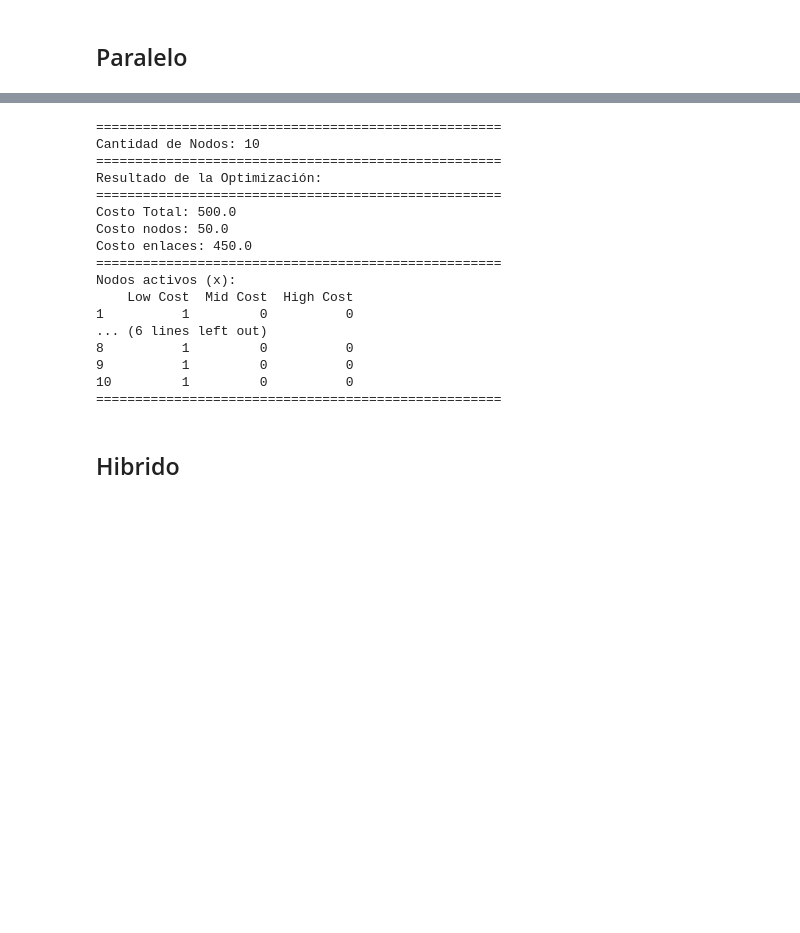
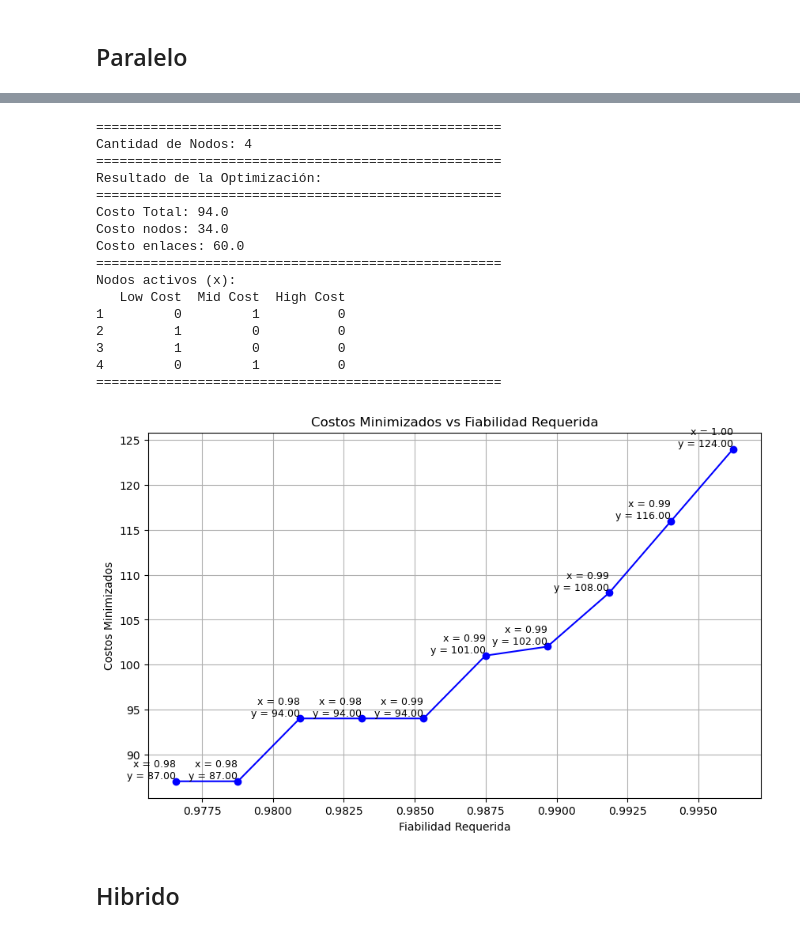
Before and after one commit to danielpuliche/optimization_model, a Jupyter notebook: New/main.ipynb, the cells around one changed output, grey strips where cells are left out. Saved outputs shown, nothing was run; the diff lists cells and outputs as text; code cells hidden in the pictures; blank space fills up the shorter version.

```diff
--- a/New/main.ipynb
+++ b/New/main.ipynb
@@ -70,28 +81,39 @@ Nodos activos (x):
 # %%
 # Crear y optimizar el modelo en paralelo
 try:
-    parallelMinCost, parallelVars, parallelModel = parallel_model(baseModel, totalNodes, linkCost)
+    parallelMinCost, parallelVars, parallelModel = parallel_model(baseModel, totalNodes, linkCost, reliabilityByNodeType, parallelRequiredReliabilities[3])
     mostrarResultadosTabla(totalNodes, parallelMinCost, parallelVars)
 except Exception as e:
     print(f"Error: {e}")
 # %% [output]
 ====================================================
-Cantidad de Nodos: 10
+Cantidad de Nodos: 4
 ====================================================
 Resultado de la Optimización:
 ====================================================
-Costo Total: 500.0
-Costo nodos: 50.0
-Costo enlaces: 450.0
+Costo Total: 94.0
+Costo nodos: 34.0
+Costo enlaces: 60.0
 ====================================================
 Nodos activos (x):
-    Low Cost  Mid Cost  High Cost
-1          1         0          0
-... (6 lines left out)
-8          1         0          0
-9          1         0          0
-10         1         0          0
+   Low Cost  Mid Cost  High Cost
+1         0         1          0
+2         1         0          0
+3         1         0          0
+4         0         1          0
 ====================================================
+# %%
+# Graficar los costos minimizados para cada confiabilidad requerida
+try:
+    parallelMinimizedCosts = []
+    for reqReliability in parallelRequiredReliabilities:
+        minCost, parallelVars, parallelModel = parallel_model(baseModel, totalNodes, linkCost, reliabilityByNodeType, reqReliability)
+        parallelMinimizedCosts.append(minCost)
+    graficar_costos_minimizados(parallelRequiredReliabilities, parallelMinimizedCosts)
+except ValueError as e:
+    print(f"Error: {e}")
+# %% [output]
+[figure, added]
 # %% [markdown]
 ## Hibrido
 # %%
```
Also changed, not shown: parts of 7 cells of this notebook.
